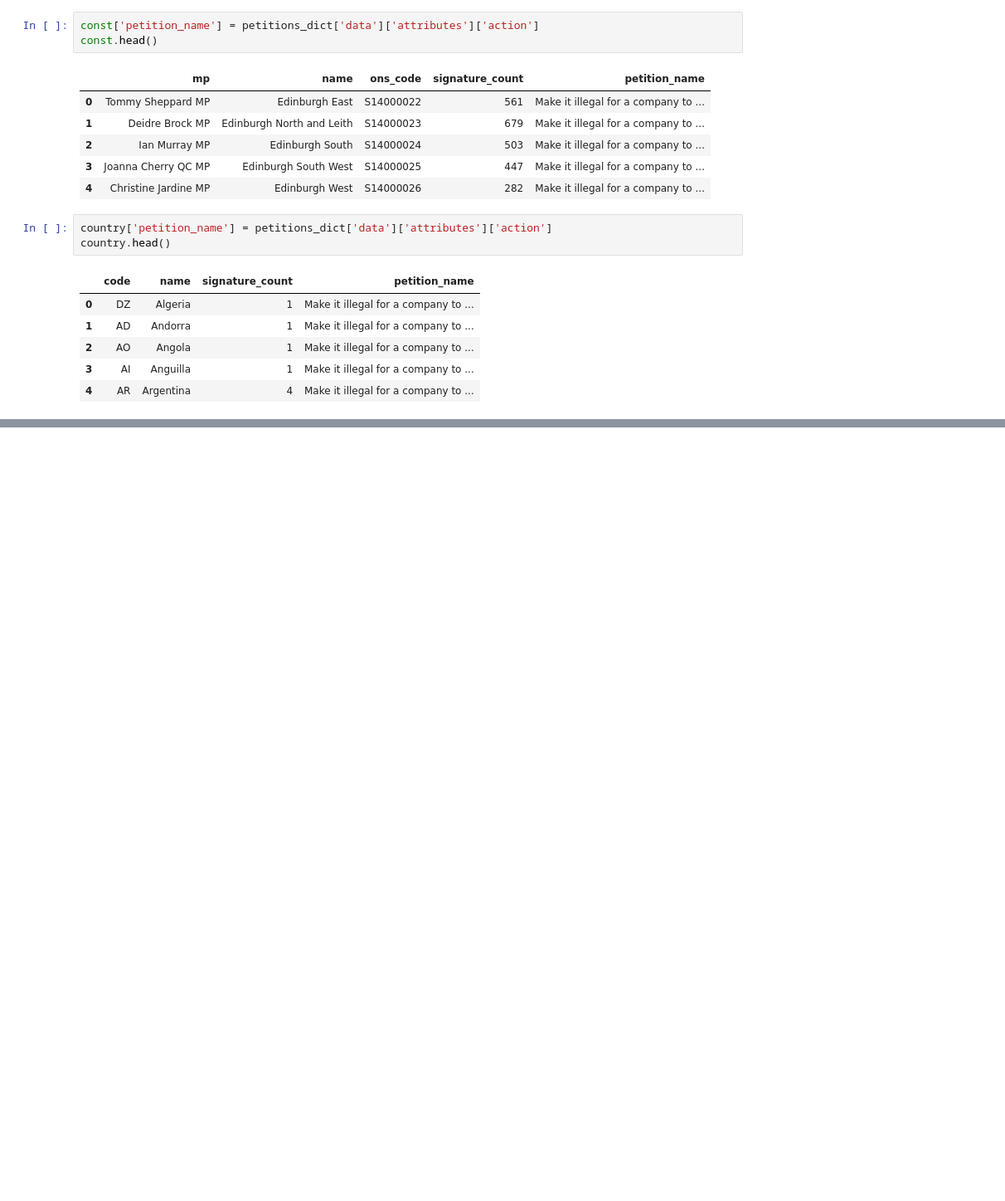
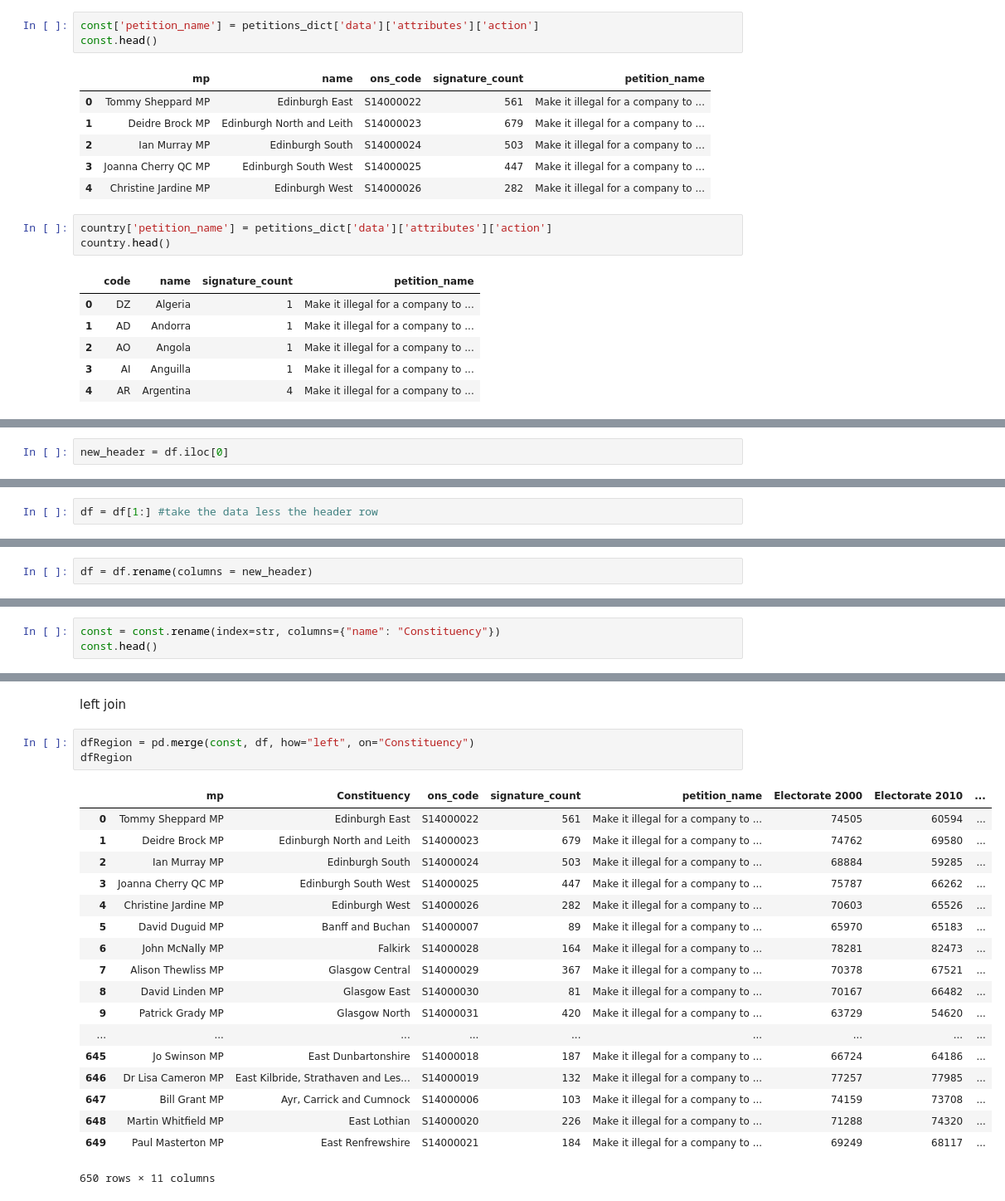
Before and after one commit to AnneCarr/monday-code-club, a Jupyter notebook: CodeClub-14-Aug-dict.ipynb, the cells around one changed output, grey strips where cells are left out. Shown at 83% size. Cells and saved outputs as stored; diff of their text form; blank space fills up the shorter version.

```diff
--- a/CodeClub-14-Aug-dict.ipynb
+++ b/CodeClub-14-Aug-dict.ipynb
@@ -219,0 +574,2 @@ Sarah - can you think of a way that we can map the constituency to an area - lik
+# %%
+new_header = df.iloc[0]
@@ -219,0 +578,2 @@ Sarah - can you think of a way that we can map the constituency to an area - lik
+# %%
+df = df[1:] #take the data less the header row
@@ -219,0 +582,2 @@ Sarah - can you think of a way that we can map the constituency to an area - lik
+# %%
+df = df.rename(columns = new_header)
@@ -219,0 +604,3 @@ Sarah - can you think of a way that we can map the constituency to an area - lik
+# %%
+const = const.rename(index=str, columns={"name": "Constituency"})
+const.head()
@@ -219,0 +614,24 @@ Sarah - can you think of a way that we can map the constituency to an area - lik
+# %% [markdown]
+left join
+# %%
+dfRegion = pd.merge(const, df, how="left", on="Constituency")
+dfRegion
+# %% [output]
+|  | mp | Constituency | ons_code | signature_count | petition_name | Electorate 2000 | Electorate 2010 | ... |
+| 0 | Tommy Sheppard MP | Edinburgh East | S14000022 | 561 | Make it illegal for a company to ... | 74505 | 60594 | ... |
+| 1 | Deidre Brock MP | Edinburgh North and Leith | S14000023 | 679 | Make it illegal for a company to ... | 74762 | 69580 | ... |
+| 2 | Ian Murray MP | Edinburgh South | S14000024 | 503 | Make it illegal for a company to ... | 68884 | 59285 | ... |
+| 3 | Joanna Cherry QC MP | Edinburgh South West | S14000025 | 447 | Make it illegal for a company to ... | 75787 | 66262 | ... |
+| 4 | Christine Jardine MP | Edinburgh West | S14000026 | 282 | Make it illegal for a company to ... | 70603 | 65526 | ... |
+| 5 | David Duguid MP | Banff and Buchan | S14000007 | 89 | Make it illegal for a company to ... | 65970 | 65183 | ... |
+| 6 | John McNally MP | Falkirk | S14000028 | 164 | Make it illegal for a company to ... | 78281 | 82473 | ... |
+| 7 | Alison Thewliss MP | Glasgow Central | S14000029 | 367 | Make it illegal for a company to ... | 70378 | 67521 | ... |
+| 8 | David Linden MP | Glasgow East | S14000030 | 81 | Make it illegal for a company to ... | 70167 | 66482 | ... |
+| 9 | Patrick Grady MP | Glasgow North | S14000031 | 420 | Make it illegal for a company to ... | 63729 | 54620 | ... |
+| ... | ... | ... | ... | ... | ... | ... | ... | ... |
+| 645 | Jo Swinson MP | East Dunbartonshire | S14000018 | 187 | Make it illegal for a company to ... | 66724 | 64186 | ... |
+| 646 | Dr Lisa Cameron MP | East Kilbride, Strathaven and Les... | S14000019 | 132 | Make it illegal for a company to ... | 77257 | 77985 | ... |
+| 647 | Bill Grant MP | Ayr, Carrick and Cumnock | S14000006 | 103 | Make it illegal for a company to ... | 74159 | 73708 | ... |
+| 648 | Martin Whitfield MP | East Lothian | S14000020 | 226 | Make it illegal for a company to ... | 71288 | 74320 | ... |
+| 649 | Paul Masterton MP | East Renfrewshire | S14000021 | 184 | Make it illegal for a company to ... | 69249 | 68117 | ... |
+650 rows × 11 columns
```
Also changed, not shown: parts of 61 cells of this notebook, 1 other file.
